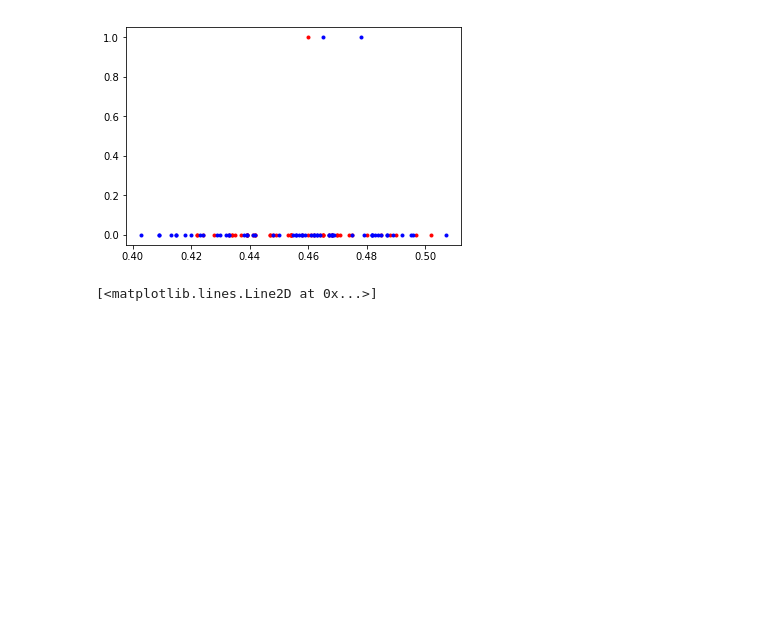
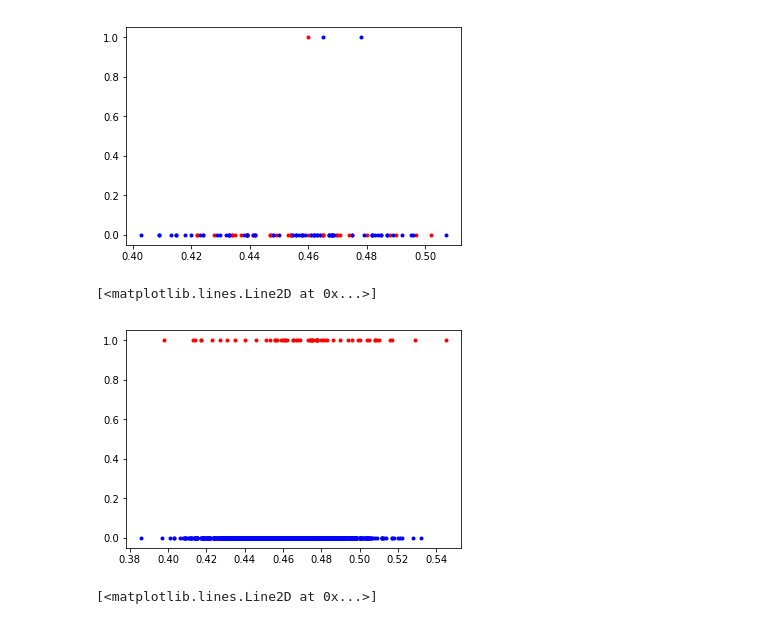
Before and after one commit to jfong27/NBA-Machine-Learning, a Jupyter notebook: Data Exploration.ipynb, the cells around one changed output. Cells and saved outputs as stored; diff of their text form; code cells hidden in the pictures; blank space fills up the shorter version.

```diff
--- a/Data Exploration.ipynb
+++ b/Data Exploration.ipynb
@@ -197,6 +199,12 @@ plt.plot(warriors['FG%'], warriors['Champion'], 'b.')
 # %%
 champs = data[data.Champion]
 others = data[data.Champion == False]
+# %%
+plt.plot(champs['FG%'],champs['Champion'], 'r.')
+plt.plot(others['FG%'], others['Champion'], 'b.')
+# %% [output]
+[<matplotlib.lines.Line2D at 0x...>]
+[figure, added]
 # %%
 plt.plot(champs['Year'], champs['Accolades'], 'y')
 plt.plot(range(1960,2018), others.groupby('Year')['Accolades'].sum()/29)
```
Also changed, not shown: parts of 11 cells of this notebook, 3 other files.
